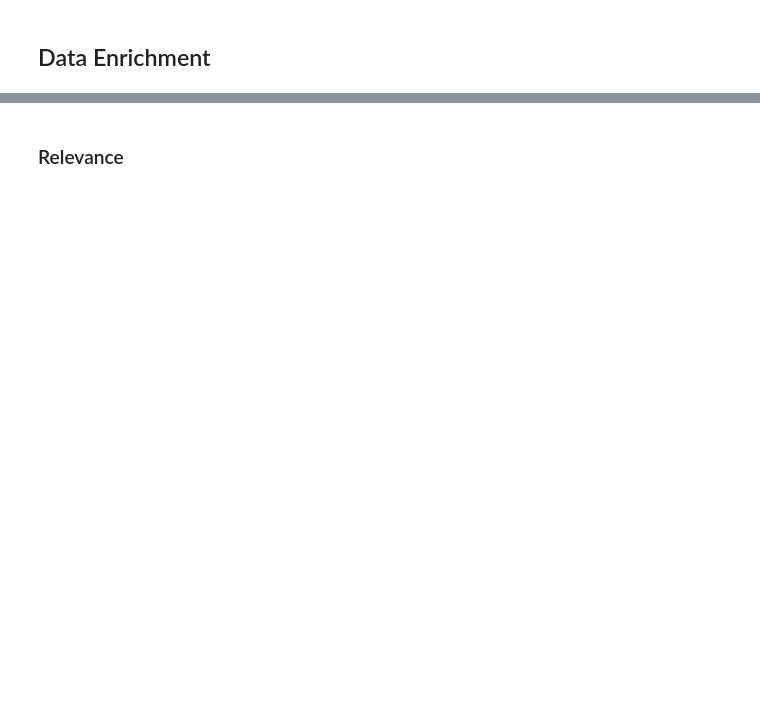
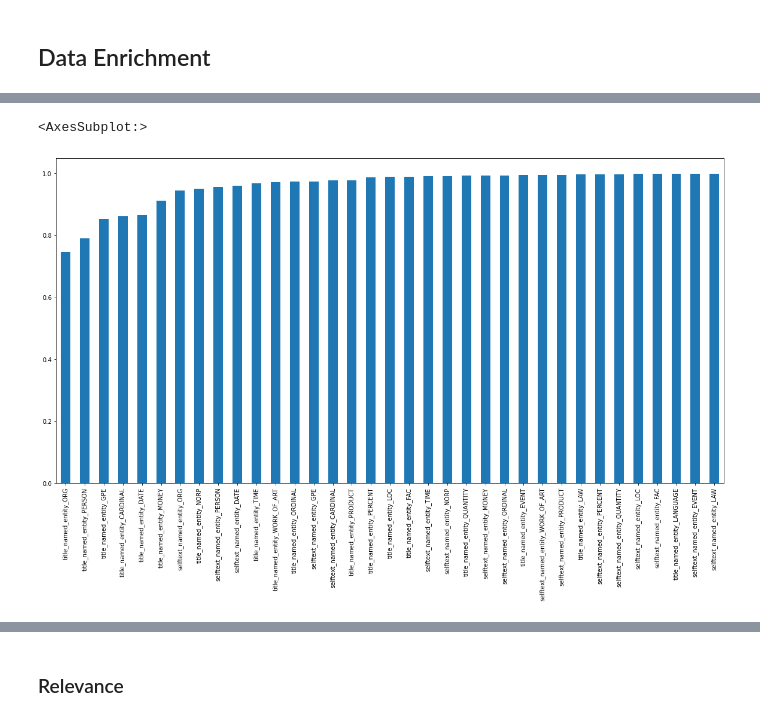
Before and after one commit to stvnchnsn/whitespace_detector, a Jupyter notebook: Exploratory.ipynb, the cells around one changed output, grey strips where cells are left out. Drawn from its saved outputs; the diff is of its cells as text; code cells hidden in the pictures; blank space fills up the shorter version.

```diff
--- a/Exploratory.ipynb
+++ b/Exploratory.ipynb
@@ -72,3 +116,6 @@ searching drinkresponsibly...
 results_df.to_csv(f"./data/alcohol_reddit_{dt.datetime.now().strftime('%m%d%Y')}")
 # %%
 results_df = pd.read_csv('./data/alcohol_reddit_04202023', index_col = 0)
+results_df['created'] = pd.to_datetime(results_df['created_utc'], unit='s', utc=True)
+local_timezone = 'America/Chicago'  # Replace with the desired timezone
+results_df['created'] = results_df['created'].dt.tz_convert(local_timezone)#.dt.strftime('%Y_%b_%d %H_%M')
@@ -108,0 +170,8 @@ named_entity: ['San Francisco', 'Spritz', '#drinkresponsibly #', '#thelilletway'
+# %%
+%%time
+for i, row in results_df.iterrows():
+    # evaluate the title
+    results_df.loc[i, 'title_vader_sentiment'] = evaluator.vader_sentiment(row.title)
+    # evaluate the text
+    if not pd.isna(row.selftext):
+        results_df.loc[i, 'selftext_vader_sentiment'] = evaluator.vader_sentiment(row.selftext)
@@ -108,0 +193,4 @@ named_entity: ['San Francisco', 'Spritz', '#drinkresponsibly #', '#thelilletway'
+# %%
+content = 'Hey San Francisco - how do you "Spritz"? Do it the @lillet way. Cheers 🥂#drinkresponsibly #lillet #thelilletway #dessertwine #SF #sanfrancisco #outdoor#ooh #advertising #wallscapes #marketing \n\nhttps://preview.redd.it/lu81ozglb3e31.jpg?width=3061&amp;format=pjpg&amp;auto=webp&amp;v=enabled&amp;s=6e83c5670262eb164940d38ab6a5f188aa38ea92'
+entites = evaluator.named_entity(content)
+entites
@@ -108,0 +199,15 @@ named_entity: ['San Francisco', 'Spritz', '#drinkresponsibly #', '#thelilletway'
+# %%
+%%time
+
+for i, row in results_df.iterrows():
+    # evaluate the title
+    entites = evaluator.named_entity(row.title)
+    if entites is not None:
+        for label, text in entites.items():
+            results_df.loc[i, 'title_named_entity_'+label] = str(text)
+    # evaluate the text
+    if not pd.isna(row.selftext):
+        entites = evaluator.named_entity(row.title)
+        if entites is not None:
+            for label, text in entites.items():
+                results_df.loc[i, 'selftext_named_entity_'+label] = str(text)
@@ -108,0 +227,6 @@ named_entity: ['San Francisco', 'Spritz', '#drinkresponsibly #', '#thelilletway'
+# %%
+named_entity_cols = [col for col in results_df.columns if col.find('named_entity') > 1]
+(results_df[named_entity_cols].isna().sum()/4192).sort_values().plot(kind = 'bar',figsize = (20,10))
+# %% [output]
+<AxesSubplot:>
+[figure, added]
```
Also changed, not shown: parts of 49 cells of this notebook, 1 other file.
